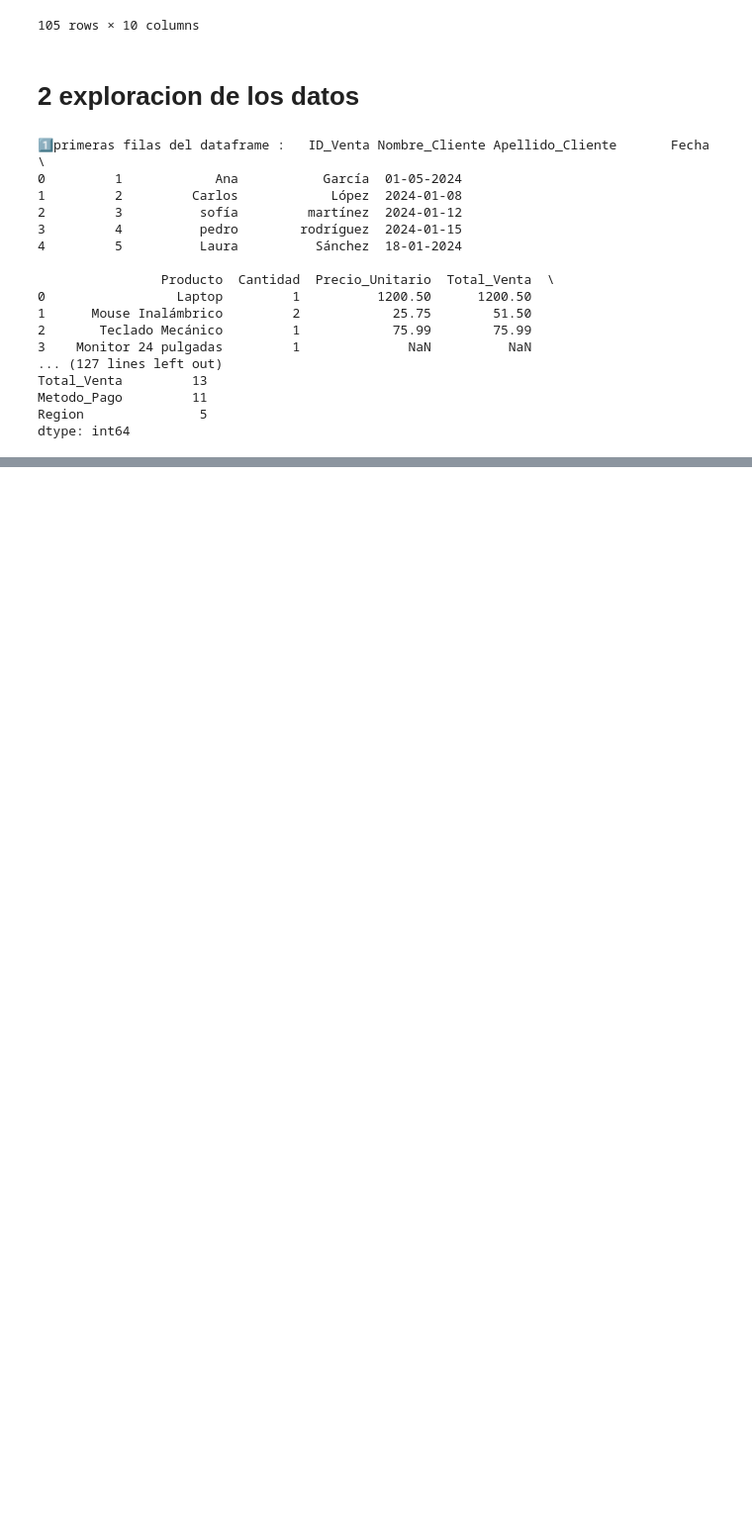
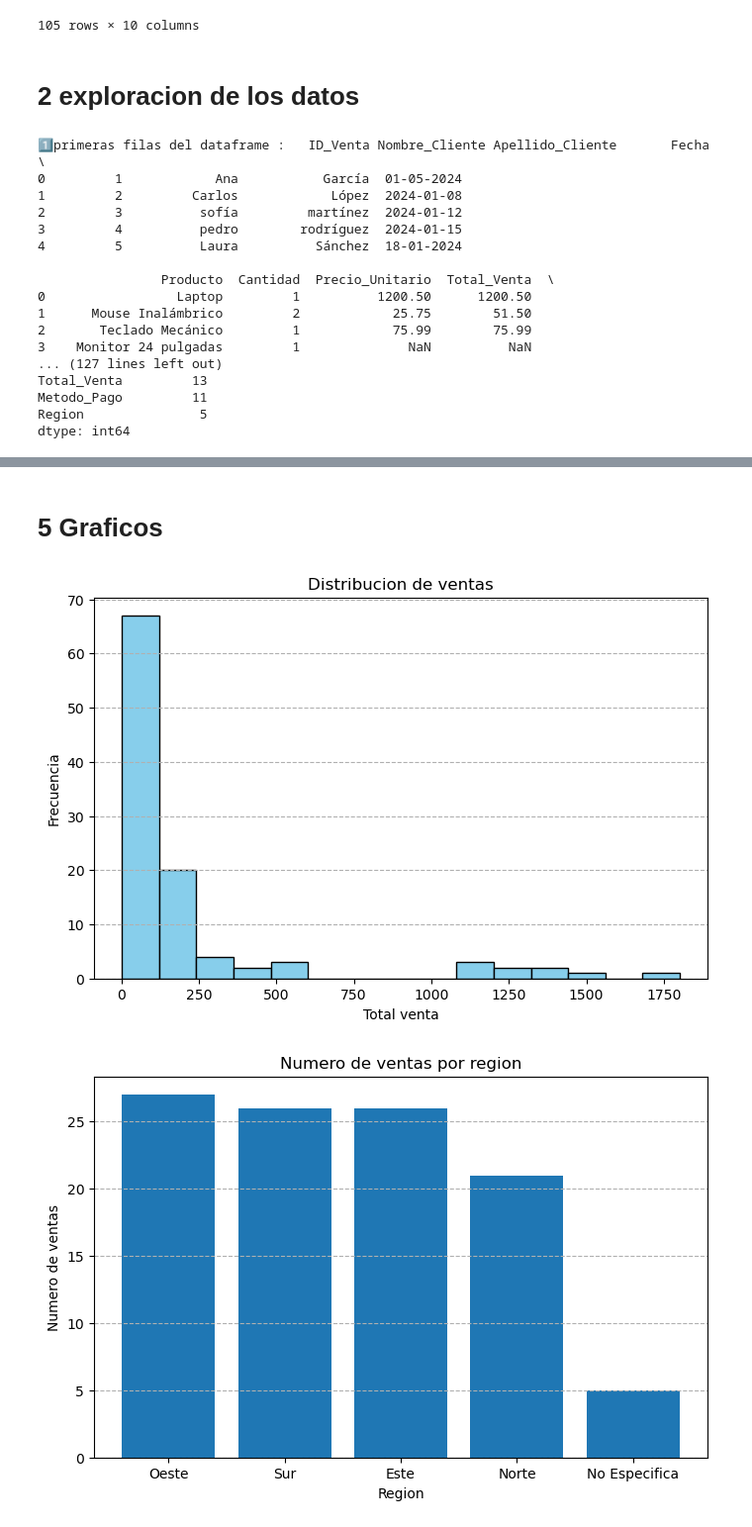
Before and after one commit to FacundoMajda/parcial1_tlp3_facundo_majda, a Jupyter notebook: main.ipynb, the cells around one changed output, grey strips where cells are left out. Shown at 99% size. Saved outputs shown, nothing was run; the diff lists cells and outputs as text; code cells hidden in the pictures; blank space fills up the shorter version.

Commit message:
graphics gen & export to sql

```diff
--- a/main.ipynb
+++ b/main.ipynb
@@ -128,0 +221,26 @@ dtype: int64
+# %% [markdown]
+# 5 Graficos
+# %%
+#histograma (total ventas)
+plt.figure(figsize=(8,5))
+#se usa dropna solo por si acaso para no romper el grafico, pero a esta altura los datos ya se encuentran limpios
+plt.hist(df['Total_Venta'].dropna(),bins=15,edgecolor='black',color='skyblue')
+plt.title('Distribucion de ventas')
+plt.xlabel('Total venta')
+plt.ylabel('Frecuencia')
+plt.grid(axis='y',linestyle='--')
+plt.show()
+
+
+#grafico de barras (ventas x region)
+regiones = df['Region'].value_counts()
+plt.figure(figsize=(8,5))
+plt.bar(regiones.index,regiones.values,)
+plt.title('Numero de ventas por region')
+plt.xlabel('Region')
+plt.ylabel('Numero de ventas')
+plt.grid(axis='y',linestyle='--')
+plt.show()
+# %% [output]
+[figure, added]
+[figure, added]
```
Also changed, not shown: parts of 8 cells of this notebook, 1 other file.
